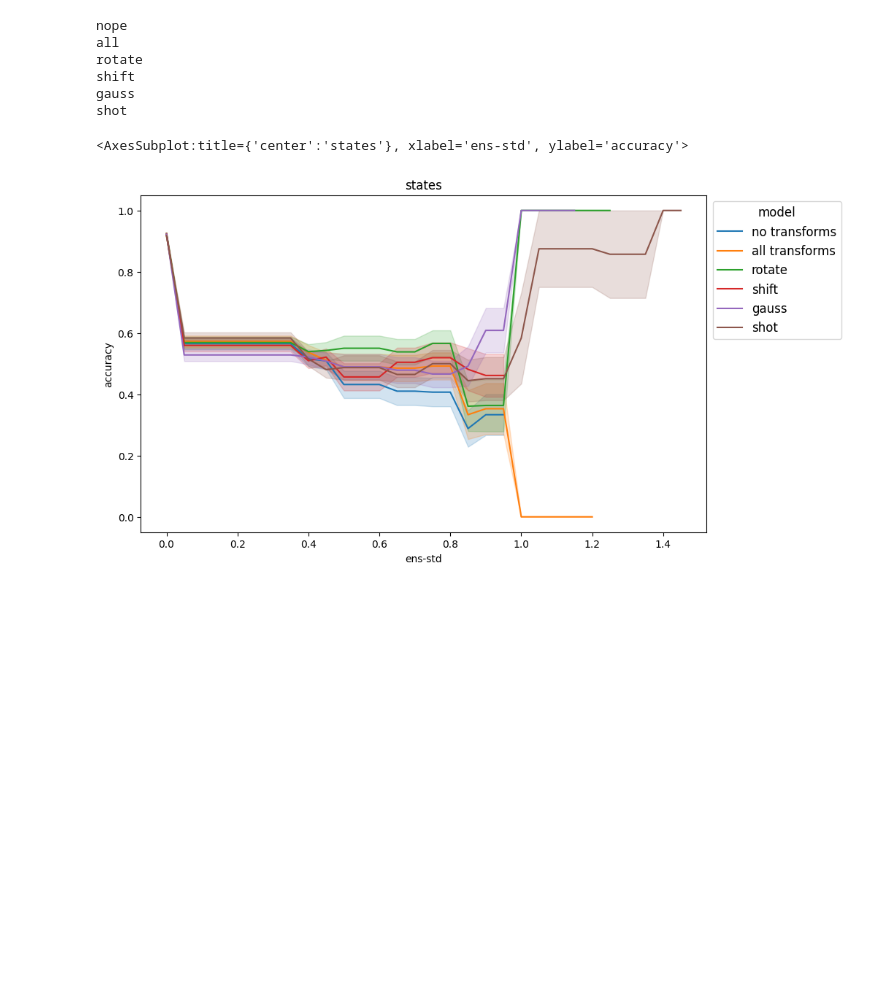
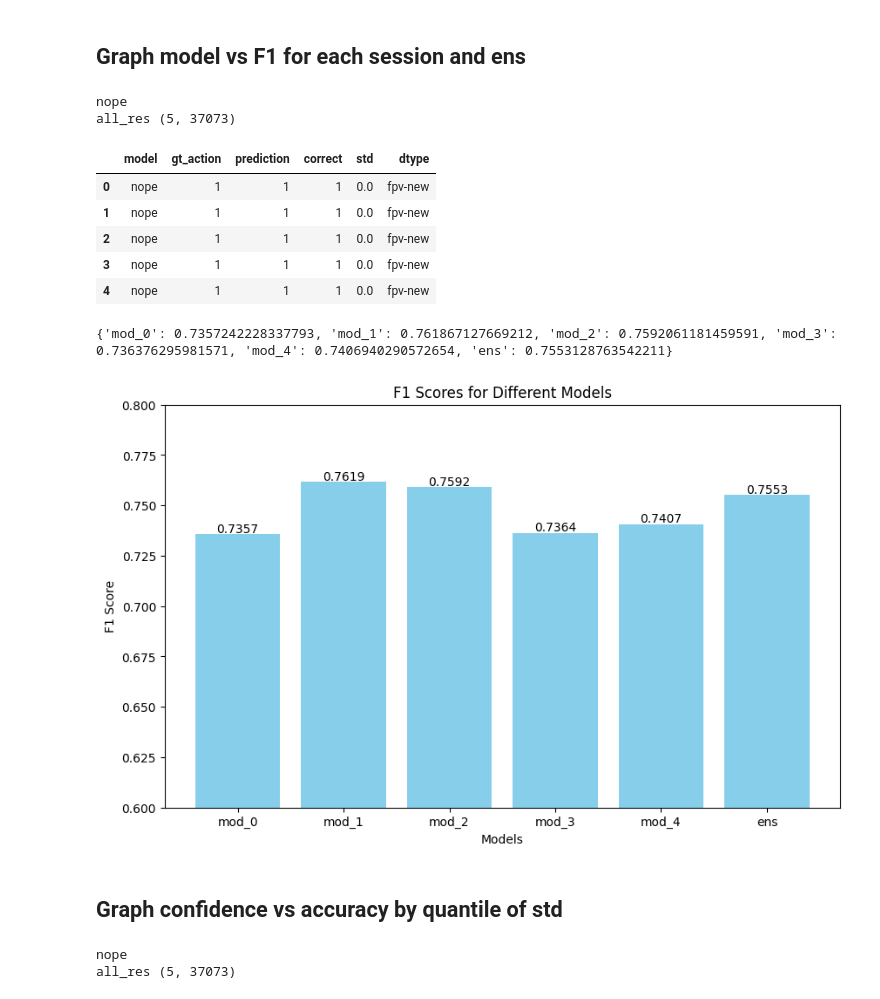
Before and after one commit to themattinthehatt/daart, a Jupyter notebook: data_augment/conf_vs_acc.ipynb, the cells around one changed output. Saved outputs shown, nothing was run; the diff lists cells and outputs as text; code cells hidden in the pictures; blank space fills up the shorter version.

```diff
--- a/data_augment/conf_vs_acc.ipynb
+++ b/data_augment/conf_vs_acc.ipynb
@@ -216,0 +367,58 @@ states = np.array(states)
+# %% [markdown]
+## Graph model vs F1 for each session and ens
+# %%
+vids=new_vids
+new = True
+model_list = ['nope']
+suffix='fpv-new'#'states'
+input_type = 'features-posvel'
+
+mod_base = '/home/bsb2144/daart/results_daart/ibl/multi-0/dtcn/{}-5-good_sample-0_'+ input_type + '/version_{}/{}_' + suffix + '.npy'
+# old test data
+df_std = make_df(suffix=suffix,labeled_only=True, vids=vids,new=new)
+display(df_std.head())
+
+f1_mods = ['mod_0', 'mod_1', 'mod_2', 'mod_3', 'mod_4', 'nope',]
+f1_dict = {}
+
+for mod in f1_mods:
+    y_true = df_std[df_std['model']==mod]['gt_action']
+    y_pred = df_std[df_std['model']==mod]['prediction']
+    f1_temp = f1_score(y_true, y_pred, average='macro')
+    if mod!= 'nope':
+        f1_dict[mod] = f1_temp
+    else:
+        f1_dict['ens'] = f1_temp
+
+print(f1_dict)
+
+# Creating the bar plot with enhanced differences
+plt.figure(figsize=(10, 6))
+bars = plt.bar(f1_dict.keys(), f1_dict.values(), color='skyblue')
+
+# Adding title and labels
+plt.title('F1 Scores for Different Models')
+plt.xlabel('Models')
+plt.ylabel('F1 Score')
+# Adding value labels on top of the bars to highlight the differences
+for bar in bars:
+    height = bar.get_height()
+    plt.text(bar.get_x() + bar.get_width() / 2, height - 0.0005,
+             f'{height:.4f}', ha='center', va='bottom', fontsize=10)
+
+# Adjust y-axis limit to make differences more noticeable
+plt.ylim(0.6, 0.8)
+
+# Display the plot
+plt.show()
+# %% [output]
+nope
+all_res (5, 37073)
+|  | model | gt_action | prediction | correct | std | dtype |
+| 0 | nope | 1 | 1 | 1 | 0.0 | fpv-new |
+| 1 | nope | 1 | 1 | 1 | 0.0 | fpv-new |
+| 2 | nope | 1 | 1 | 1 | 0.0 | fpv-new |
+| 3 | nope | 1 | 1 | 1 | 0.0 | fpv-new |
+| 4 | nope | 1 | 1 | 1 | 0.0 | fpv-new |
+{'mod_0': 0.7357242228337793, 'mod_1': 0.761867127669212, 'mod_2': 0.7592061181459591, 'mod_3': 0.736376295981571, 'mod_4': 0.7406940290572654, 'ens': 0.7553128763542211}
+[figure, added]
@@ -217,3 +427,5 @@ states = np.array(states)
+# %% [markdown]
+## Graph confidence vs accuracy by quantile of std
 # %%
 # make df with cols
 # model_name | gt_action | prediction | correct (0/1) | SD | dtype
@@ -224,15 +440,6 @@ mod_base = '/home/bsb2144/daart/results_daart/ibl/multi-0/dtcn/{}-5-good_sample-
 # %%
-df_std = make_df(suffix=suffix,labeled_only=True)
+df_std = make_df(suffix=suffix,labeled_only=True,new=new,vids=vids)
 df_line2 = make_graph_df(df_std)
 # %% [output]
 nope
-all
-rotate
-shift
-gauss
-shot
+all_res (5, 37073)
-# %%
-make_graph(df_line2)
-# %% [output]
-<AxesSubplot:title={'center':'states'}, xlabel='ens-std', ylabel='accuracy'>
-[figure, removed]
```
Also changed, not shown: parts of 24 cells of this notebook, 6 other files.
